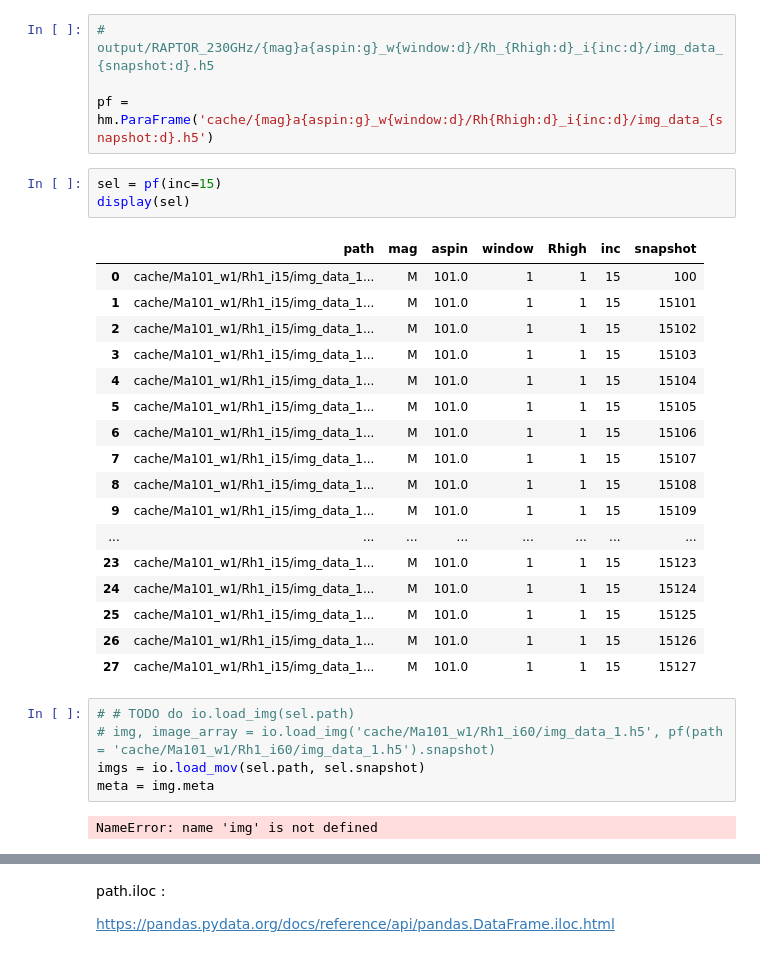
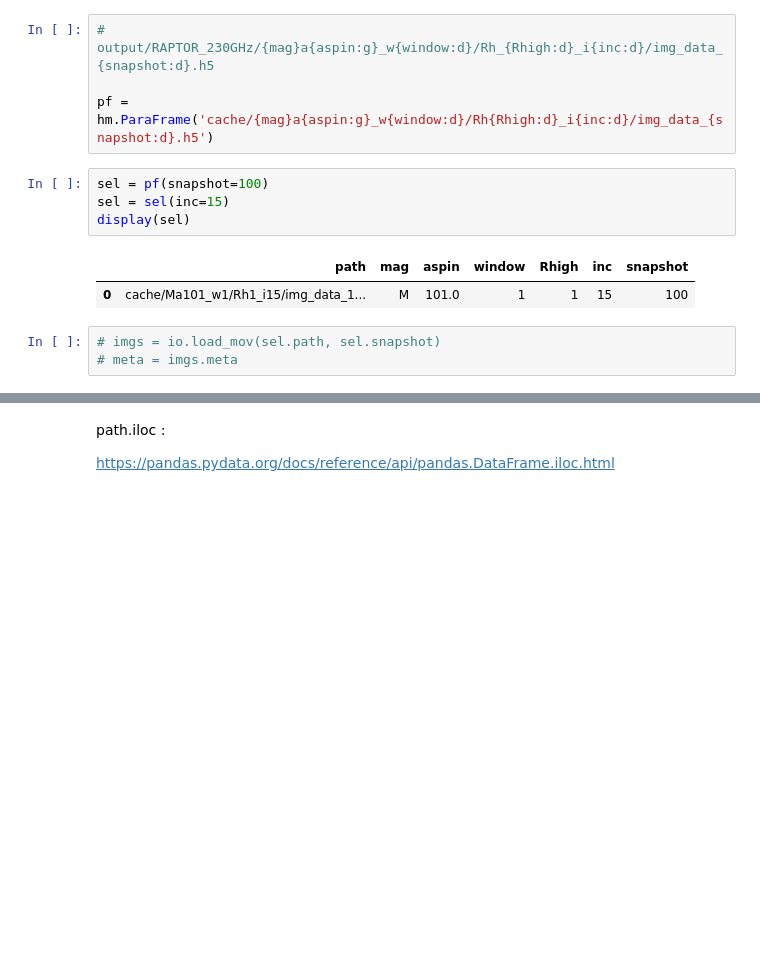
Before and after one commit to hina18201716/2017_sgra_paper5, a Jupyter notebook: RAPTOR_test.ipynb, the cells around one changed output, grey strips where cells are left out. Saved outputs shown, nothing was run; the diff lists cells and outputs as text; blank space fills up the shorter version.

```diff
--- a/RAPTOR_test.ipynb
+++ b/RAPTOR_test.ipynb
@@ -29,30 +29,12 @@ import rapplot
 
 pf = hm.ParaFrame('cache/{mag}a{aspin:g}_w{window:d}/Rh{Rhigh:d}_i{inc:d}/img_data_{snapshot:d}.h5')
 # %%
-sel = pf(inc=15)
+sel = pf(snapshot=100)
+sel = sel(inc=15)
 display(sel)
 # %% [output]
 |  | path | mag | aspin | window | Rhigh | inc | snapshot |
 | 0 | cache/Ma101_w1/Rh1_i15/img_data_1... | M | 101.0 | 1 | 1 | 15 | 100 |
-| 1 | cache/Ma101_w1/Rh1_i15/img_data_1... | M | 101.0 | 1 | 1 | 15 | 15101 |
-| 2 | cache/Ma101_w1/Rh1_i15/img_data_1... | M | 101.0 | 1 | 1 | 15 | 15102 |
-| 3 | cache/Ma101_w1/Rh1_i15/img_data_1... | M | 101.0 | 1 | 1 | 15 | 15103 |
-| 4 | cache/Ma101_w1/Rh1_i15/img_data_1... | M | 101.0 | 1 | 1 | 15 | 15104 |
-| 5 | cache/Ma101_w1/Rh1_i15/img_data_1... | M | 101.0 | 1 | 1 | 15 | 15105 |
-| 6 | cache/Ma101_w1/Rh1_i15/img_data_1... | M | 101.0 | 1 | 1 | 15 | 15106 |
-| 7 | cache/Ma101_w1/Rh1_i15/img_data_1... | M | 101.0 | 1 | 1 | 15 | 15107 |
-| 8 | cache/Ma101_w1/Rh1_i15/img_data_1... | M | 101.0 | 1 | 1 | 15 | 15108 |
-| 9 | cache/Ma101_w1/Rh1_i15/img_data_1... | M | 101.0 | 1 | 1 | 15 | 15109 |
-| ... | ... | ... | ... | ... | ... | ... | ... |
-| 23 | cache/Ma101_w1/Rh1_i15/img_data_1... | M | 101.0 | 1 | 1 | 15 | 15123 |
-| 24 | cache/Ma101_w1/Rh1_i15/img_data_1... | M | 101.0 | 1 | 1 | 15 | 15124 |
-| 25 | cache/Ma101_w1/Rh1_i15/img_data_1... | M | 101.0 | 1 | 1 | 15 | 15125 |
-| 26 | cache/Ma101_w1/Rh1_i15/img_data_1... | M | 101.0 | 1 | 1 | 15 | 15126 |
-| 27 | cache/Ma101_w1/Rh1_i15/img_data_1... | M | 101.0 | 1 | 1 | 15 | 15127 |
 # %%
-# # TODO do io.load_img(sel.path)
-# img, image_array = io.load_img('cache/Ma101_w1/Rh1_i60/img_data_1.h5', pf(path = 'cache/Ma101_w1/Rh1_i60/img_data_1.h5').snapshot)
-imgs = io.load_mov(sel.path, sel.snapshot)
-meta = img.meta
+# imgs = io.load_mov(sel.path, sel.snapshot)
+# meta = imgs.meta
-# %% [output]
-NameError: name 'img' is not defined
```
Also changed, not shown: parts of 9 cells of this notebook, 6 other files.
